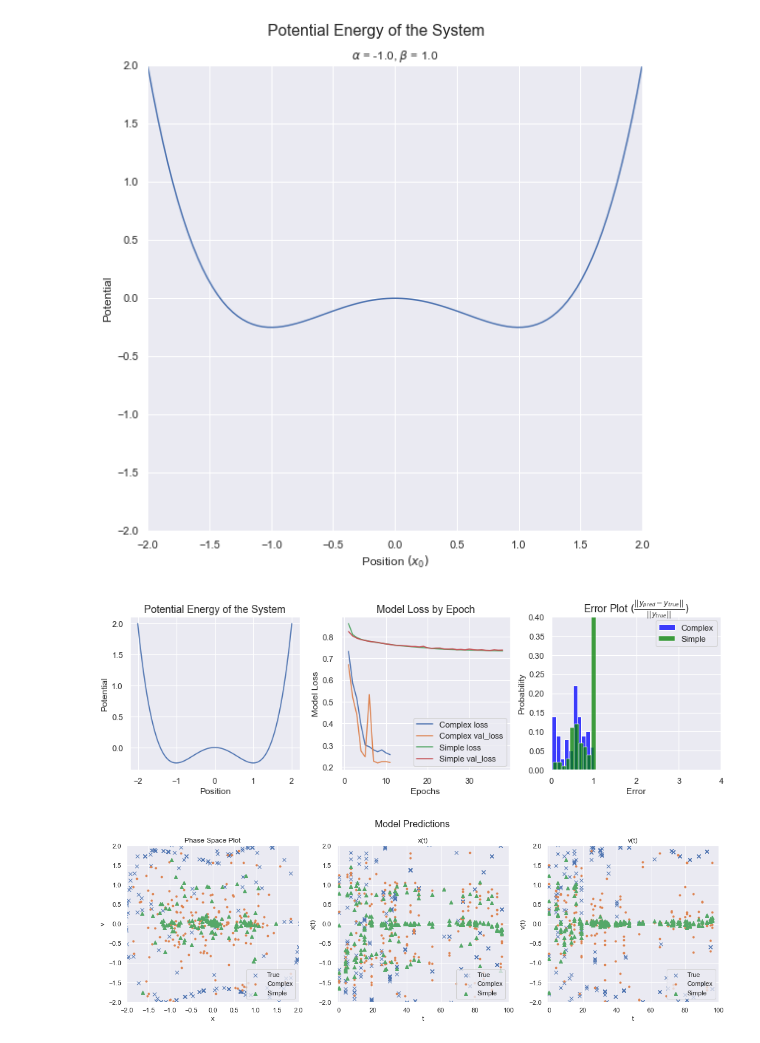
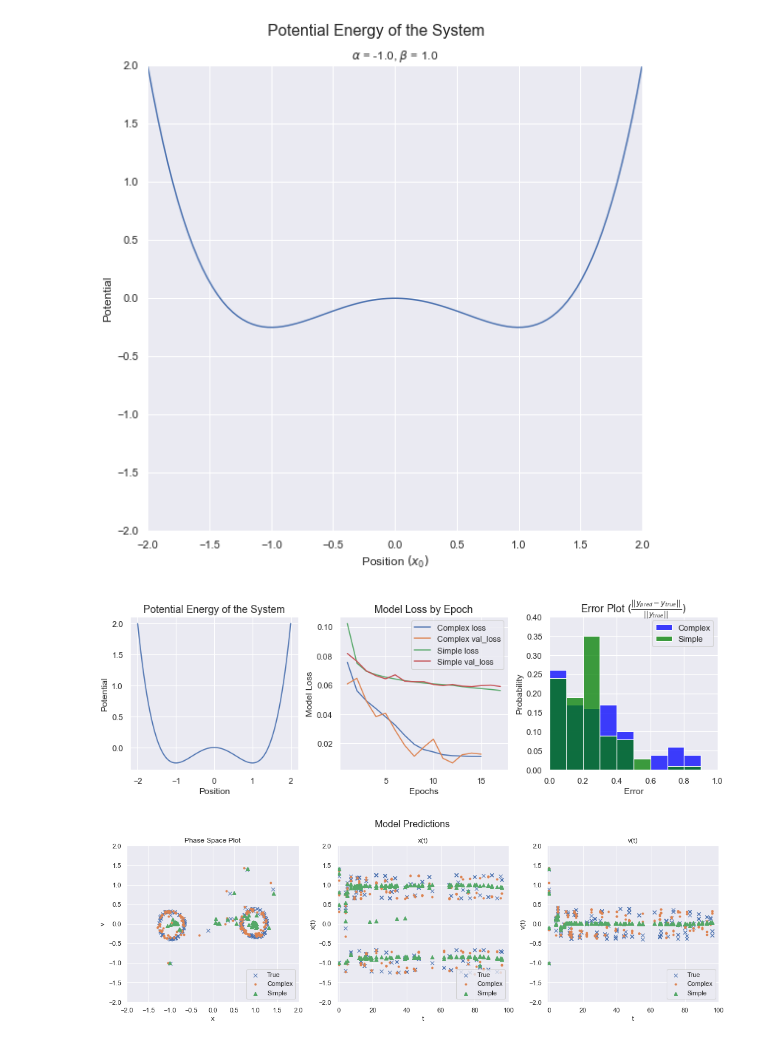
Before and after one commit to wgrosche/XAI, a Jupyter notebook: Plotting/Plotting_Notebook_all.ipynb, the cells around one changed output. Saved outputs shown, nothing was run; the diff lists cells and outputs as text; code cells hidden in the pictures.

```diff
--- a/Plotting/Plotting_Notebook_all.ipynb
+++ b/Plotting/Plotting_Notebook_all.ipynb
@@ -61,8 +61,8 @@ Param_array = [{'alpha' : -1.0, 'beta' : 1.0, 'gamma' : 0.37, 'delta' : 0.3, 'om
                   {'alpha' : -1.0, 'beta' : 1.0, 'gamma' : 0.5, 'delta' : 0.3, 'omega' : 1.2}]
 
 
-i = 3
-k = 0
+i = 0
+k = 1
 
 plot_features = [r"$x_0$", r"$v_0$", r"$t$"]
 plot_labels = [r"$x_t$", r"$v_t$"]
@@ -205,35 +205,35 @@ for model_ in ["Complex", "Simple"]:
         return trueList
 
     indices = Remove_Outlier_Indices(hist_data)
     hist_data = hist_data[indices]
     # Model Loss and Error
 
     #f.savefig("Images/"+scenario+"/Potential_"+suffix+".svg", dpi='figure')
 
     sns.lineplot(data = history, x = epochs, y='loss',ax=axs[1], label=model_+' loss')
     sns.lineplot(data = history, x = epochs, y='val_loss',ax=axs[1], label=model_ +' val_loss')
 
     axs[1].set_xlabel('Epochs')
     axs[1].set_ylabel('Model Loss')
     axs[1].set_title("Model Loss by Epoch", fontsize = 14)
     axs[1].legend()
 
 
     # Error Plot for ML Predictions
     sns.histplot(data=hist_data, x = 'norm', kde=False, stat='probability', binwidth=0.1, ax=axs[2], label = model_, color = colours[model_])
 
-    axs[2].set(xlim=(0, 4), ylim=(0, 0.4))
+    axs[2].set(xlim=(0, 1), ylim=(0, 0.4))
     axs[2].set_xlabel('Error')
     axs[2].set_ylabel('Probability')
     axs[2].set_title(r"Error Plot $(\frac{||y_{pred}-y_{true}||}{||y_{true}||})$", fontsize = 14)
     axs[2].legend()
 
 f.tight_layout()
 
 if save == True:
     f.savefig("Images/Performance/"+save_suffix+".svg", dpi='figure')
 # %% [output]
-[figure, old version]
+[figure, new version]
 # %%
 # Predictions Plot ML Model
 f, axs = plt.subplots(1, 3, figsize=(15, 5), gridspec_kw=dict(width_ratios=[4,4,4]))
@@ -273,6 +273,6 @@ f.tight_layout()
 if save == True:
     f.savefig("Images/Predictions/"+save_suffix+".svg", dpi='figure')
 # %% [output]
-[figure, old version]
+[figure, new version]
 # %%
 for models_ in big_df['Model'].unique():
```
Also changed, not shown: parts of 15 cells of this notebook, 3 other files.
